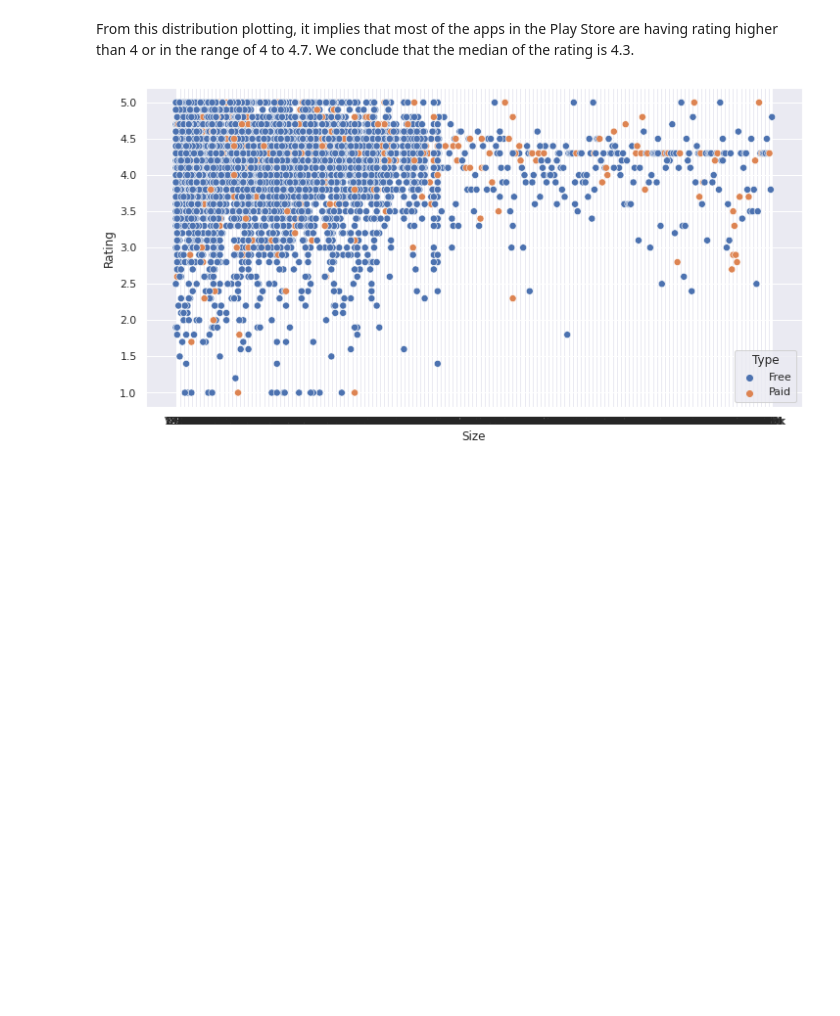
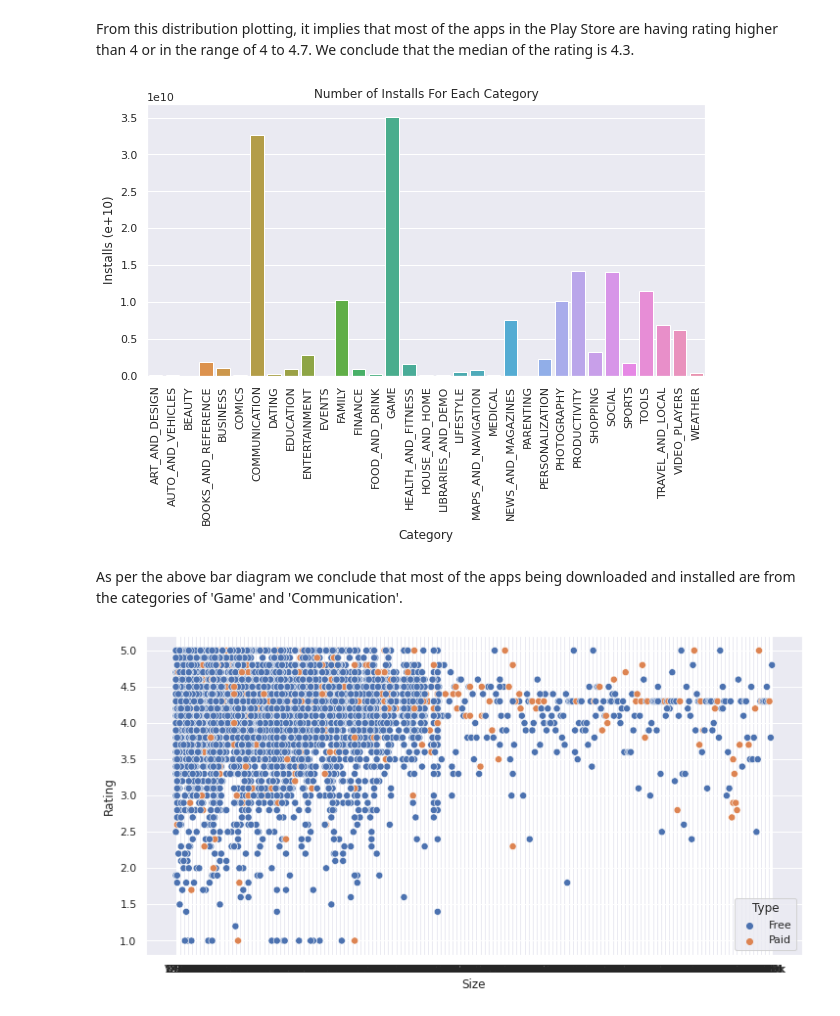
Before and after one commit to chetanre7/Google-Play-Store-app-review, a Jupyter notebook: Play_Store_App_Review_Analysis_Capstone_Project.ipynb, the cells around one changed output. Drawn from its saved outputs; the diff is of its cells as text; code cells hidden in the pictures; blank space fills up the shorter version.

```diff
--- a/Play_Store_App_Review_Analysis_Capstone_Project.ipynb
+++ b/Play_Store_App_Review_Analysis_Capstone_Project.ipynb
@@ -290,6 +306,22 @@ plt.show()
 # %% [markdown]
 From this distribution plotting, it implies that most of the apps in the Play Store are having rating higher than 4 or in the range of 4 to 4.7.
 We conclude that the median of the rating is 4.3.
+# %%
+# get the number of installs for each category
+categories = google_play_df.groupby('Category')
+category_installs_sum_df = categories[['Installs']].sum()
+category_installs_sum_df = category_installs_sum_df.reset_index()  # to convert groupby object into dataframe
+
+plt.figure(figsize=(10, 5))
+sns.barplot(x='Category', y='Installs', data=category_installs_sum_df)
+plt.xticks(rotation=90)
+plt.ylabel('Installs (e+10)')
+plt.title('Number of Installs For Each Category')
+plt.show()
+# %% [output]
+[figure, added]
+# %% [markdown]
+As per the above bar diagram we conclude that most of the apps being downloaded and installed are from the categories of 'Game' and 'Communication'.
 # %%
 # The distribution of apps in term of their rating, size and type
 plt.figure(figsize=(12, 6))
```
Also changed, not shown: parts of 29 cells of this notebook.
